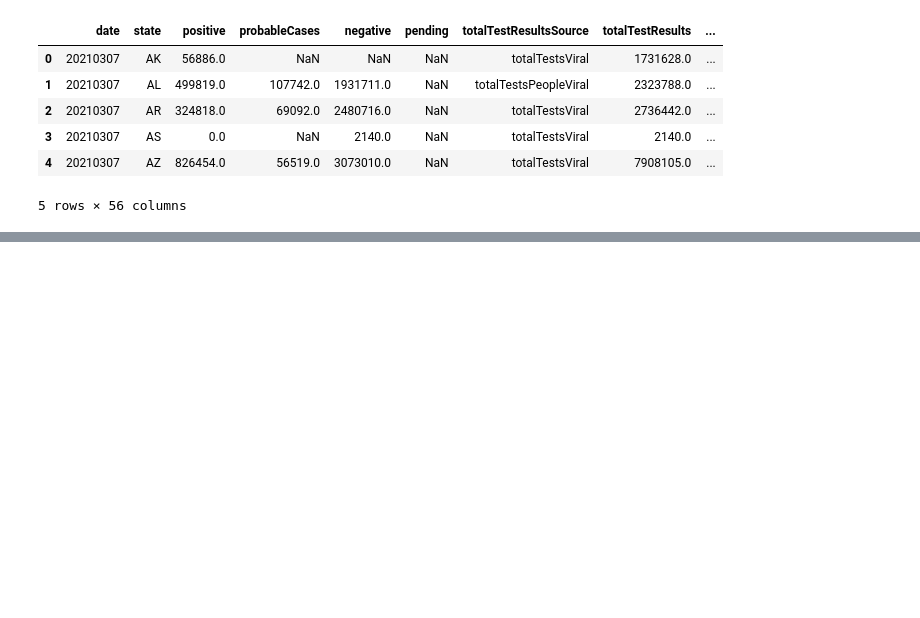
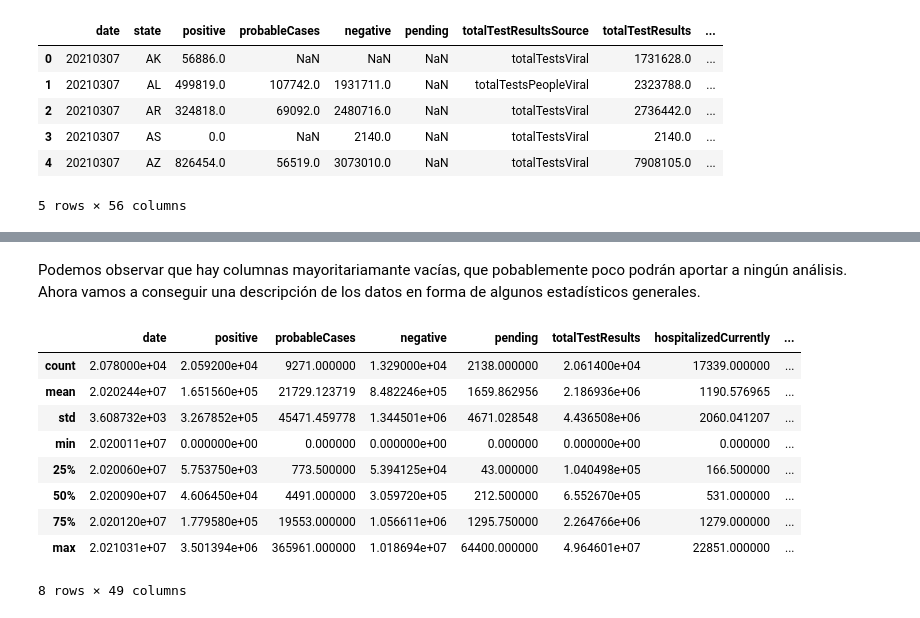
Before and after one commit to AI-School-F5-P3/EDA-Carol, a Jupyter notebook: EDA.ipynb, the cells around one changed output, grey strips where cells are left out. Drawn from its saved outputs; the diff is of its cells as text; code cells hidden in the pictures; blank space fills up the shorter version.

```diff
--- a/EDA.ipynb
+++ b/EDA.ipynb
@@ -34,0 +60,15 @@ daily.head()
+# %% [markdown]
+Podemos observar que hay columnas mayoritariamante vacías, que pobablemente poco podrán aportar a ningún análisis. Ahora vamos a conseguir una descripción de los datos en forma de algunos estadísticos generales.
+# %%
+daily.describe()
+# %% [output]
+|  | date | positive | probableCases | negative | pending | totalTestResults | hospitalizedCurrently | ... |
+| count | 2.078000e+04 | 2.059200e+04 | 9271.000000 | 1.329000e+04 | 2138.000000 | 2.061400e+04 | 17339.000000 | ... |
+| mean | 2.020244e+07 | 1.651560e+05 | 21729.123719 | 8.482246e+05 | 1659.862956 | 2.186936e+06 | 1190.576965 | ... |
+| std | 3.608732e+03 | 3.267852e+05 | 45471.459778 | 1.344501e+06 | 4671.028548 | 4.436508e+06 | 2060.041207 | ... |
+| min | 2.020011e+07 | 0.000000e+00 | 0.000000 | 0.000000e+00 | 0.000000 | 0.000000e+00 | 0.000000 | ... |
+| 25% | 2.020060e+07 | 5.753750e+03 | 773.500000 | 5.394125e+04 | 43.000000 | 1.040498e+05 | 166.500000 | ... |
+| 50% | 2.020090e+07 | 4.606450e+04 | 4491.000000 | 3.059720e+05 | 212.500000 | 6.552670e+05 | 531.000000 | ... |
+| 75% | 2.020120e+07 | 1.779580e+05 | 19553.000000 | 1.056611e+06 | 1295.750000 | 2.264766e+06 | 1279.000000 | ... |
+| max | 2.021031e+07 | 3.501394e+06 | 365961.000000 | 1.018694e+07 | 64400.000000 | 4.964601e+07 | 22851.000000 | ... |
+8 rows × 49 columns
```
Also changed, not shown: parts of 16 cells of this notebook.
